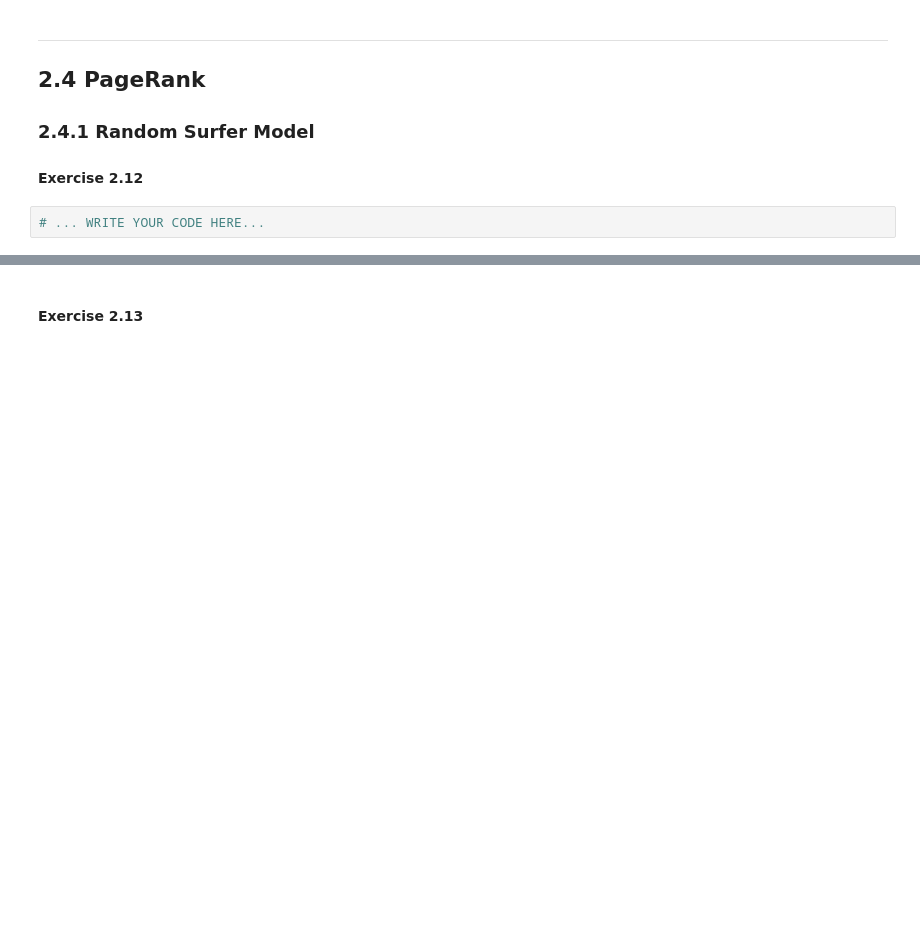
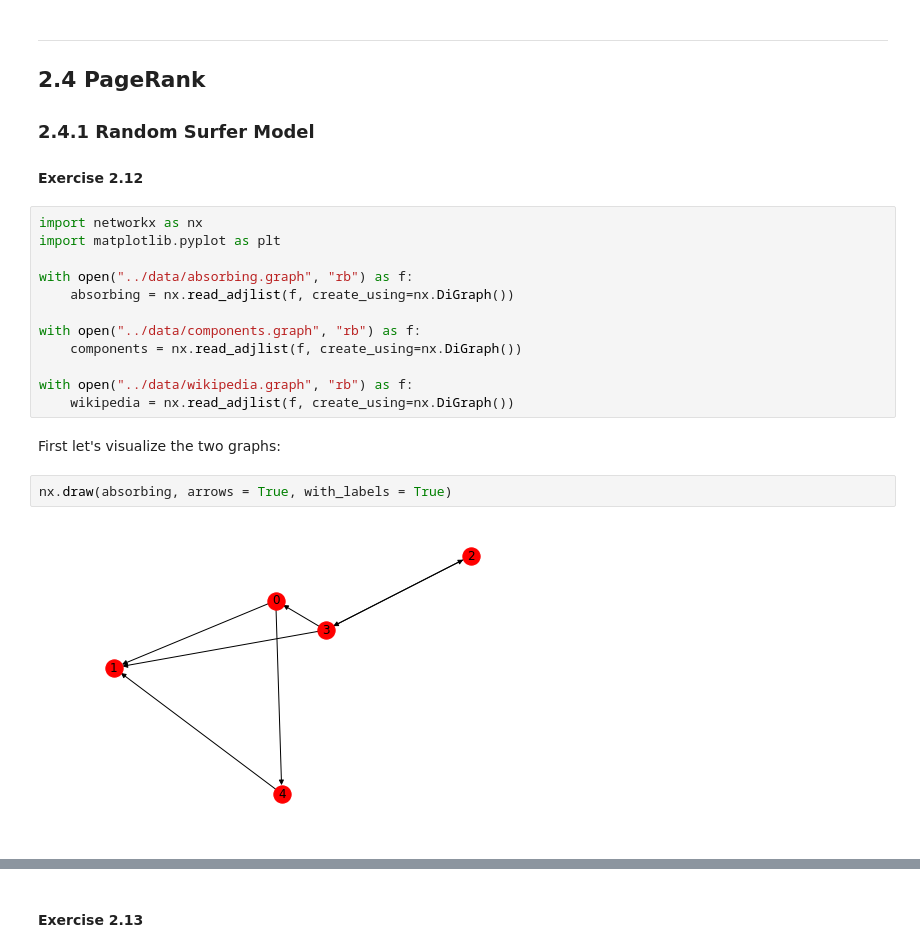
Before and after one commit to simonwicky/Internet-Analytics, a Jupyter notebook: lab02/notebooks/ix-lab2-notebook-part4.ipynb, the cells around one changed output, grey strips where cells are left out. Cells and saved outputs as stored; diff of their text form; blank space fills up the shorter version.

```diff
--- a/lab02/notebooks/ix-lab2-notebook-part4.ipynb
+++ b/lab02/notebooks/ix-lab2-notebook-part4.ipynb
@@ -27,5 +27,21 @@
 ### 2.4.1 Random Surfer Model
 
 #### Exercise 2.12
-# %%
-# ... WRITE YOUR CODE HERE...
+# %%
+import networkx as nx
+import matplotlib.pyplot as plt
+
+with open("../data/absorbing.graph", "rb") as f:
+    absorbing = nx.read_adjlist(f, create_using=nx.DiGraph())
+
+with open("../data/components.graph", "rb") as f:
+    components = nx.read_adjlist(f, create_using=nx.DiGraph())
+
+with open("../data/wikipedia.graph", "rb") as f:
+    wikipedia = nx.read_adjlist(f, create_using=nx.DiGraph())
+# %% [markdown]
+First let's visualize the two graphs:
+# %%
+nx.draw(absorbing, arrows = True, with_labels = True)
+# %% [output]
+[figure, added]
```
Also changed, not shown: parts of 14 cells of this notebook.
